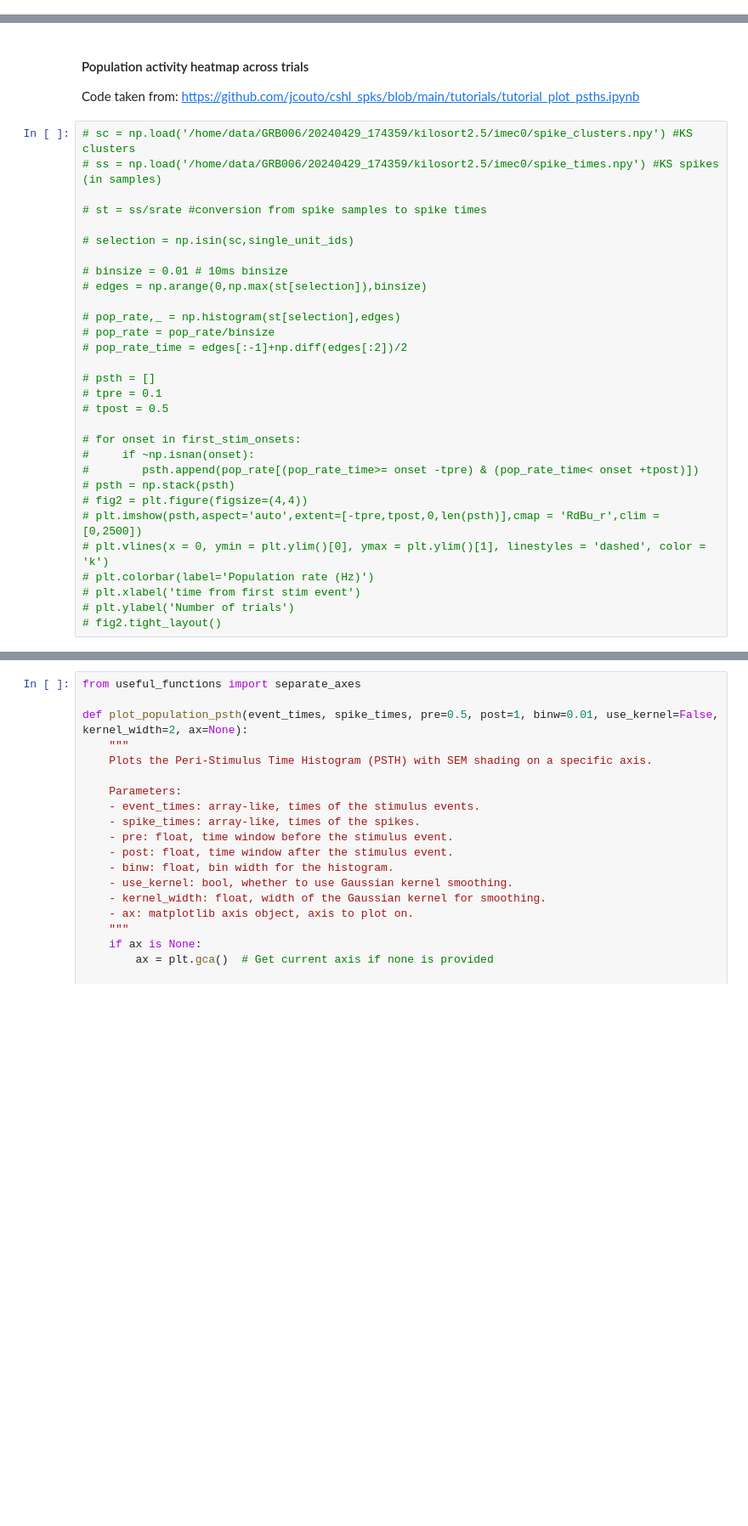
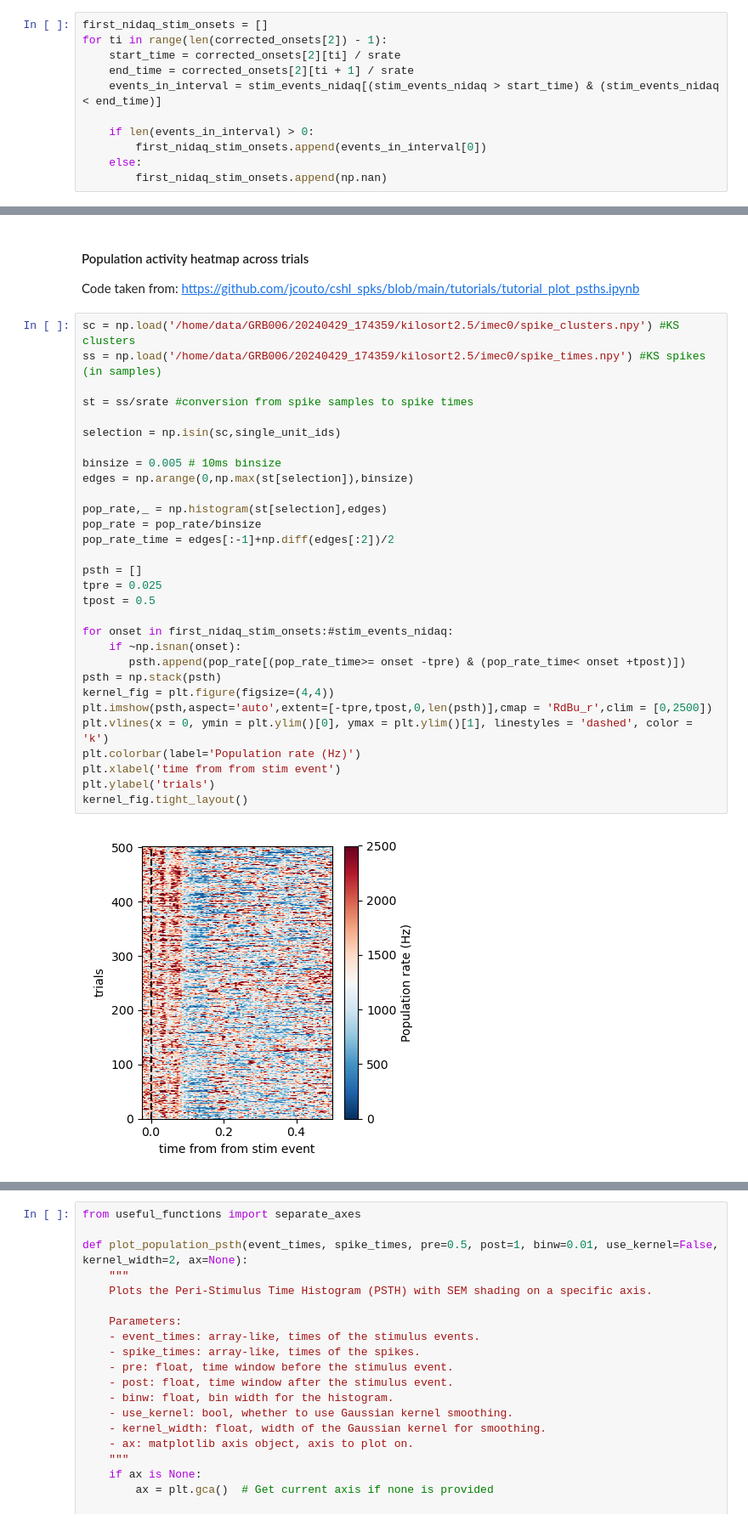
Before and after one commit to rojasgabriel/ephys, a Jupyter notebook: ephys_analysis_prototyping.ipynb, the cells around one changed output, grey strips where cells are left out. Shown at 85% size. Saved outputs shown, nothing was run; the diff lists cells and outputs as text; blank space fills up the shorter version.

Commit message:
WIP: population responses to stimulus onsets

```diff
--- a/ephys_analysis_prototyping.ipynb
+++ b/ephys_analysis_prototyping.ipynb
@@ -93,6 +112,17 @@ plt.legend(bbox_to_anchor=(1.05, 1.0), loc='upper left')
 plt.tight_layout()
 # %% [output]
 [figure]
+# %%
+first_nidaq_stim_onsets = []
+for ti in range(len(corrected_onsets[2]) - 1):
+    start_time = corrected_onsets[2][ti] / srate
+    end_time = corrected_onsets[2][ti + 1] / srate
+    events_in_interval = stim_events_nidaq[(stim_events_nidaq > start_time) & (stim_events_nidaq < end_time)]
+
+    if len(events_in_interval) > 0:
+        first_nidaq_stim_onsets.append(events_in_interval[0])
+    else:
+        first_nidaq_stim_onsets.append(np.nan)
 # %%
 # counting how many stimuli were not played for all trials in the session
 stimuli_missed = []
@@ -165,32 +195,34 @@ single_unit_ids = clu.cluster_info[mask].cluster_id.values
 #### Population activity heatmap across trials
 Code taken from: https://github.com/jcouto/cshl_spks/blob/main/tutorials/tutorial_plot_psths.ipynb
 # %%
-# sc = np.load('/home/data/GRB006/20240429_174359/kilosort2.5/imec0/spike_clusters.npy') #KS clusters
-# ss = np.load('/home/data/GRB006/20240429_174359/kilosort2.5/imec0/spike_times.npy') #KS spikes (in samples)
+sc = np.load('/home/data/GRB006/20240429_174359/kilosort2.5/imec0/spike_clusters.npy') #KS clusters
+ss = np.load('/home/data/GRB006/20240429_174359/kilosort2.5/imec0/spike_times.npy') #KS spikes (in samples)
 
-# st = ss/srate #conversion from spike samples to spike times
+st = ss/srate #conversion from spike samples to spike times
 
-# selection = np.isin(sc,single_unit_ids)
+selection = np.isin(sc,single_unit_ids)
 
-# binsize = 0.01 # 10ms binsize
-# edges = np.arange(0,np.max(st[selection]),binsize)
+binsize = 0.005 # 10ms binsize
+edges = np.arange(0,np.max(st[selection]),binsize)
 
-# pop_rate,_ = np.histogram(st[selection],edges)
-# pop_rate = pop_rate/binsize
-# pop_rate_time = edges[:-1]+np.diff(edges[:2])/2
+pop_rate,_ = np.histogram(st[selection],edges)
+pop_rate = pop_rate/binsize
+pop_rate_time = edges[:-1]+np.diff(edges[:2])/2
 
-# psth = []
-# tpre = 0.1
-# tpost = 0.5
+psth = []
+tpre = 0.025
+tpost = 0.5
 
-# for onset in first_stim_onsets:
-#     if ~np.isnan(onset):
-#        psth.append(pop_rate[(pop_rate_time>= onset -tpre) & (pop_rate_time< onset +tpost)])
-# psth = np.stack(psth)
-# fig2 = plt.figure(figsize=(4,4))
-# plt.imshow(psth,aspect='auto',extent=[-tpre,tpost,0,len(psth)],cmap = 'RdBu_r',clim = [0,2500])
-# plt.vlines(x = 0, ymin = plt.ylim()[0], ymax = plt.ylim()[1], linestyles = 'dashed', color = 'k')
-# plt.colorbar(label='Population rate (Hz)')
-# plt.xlabel('time from first stim event')
-# plt.ylabel('Number of trials')
-# fig2.tight_layout()
+for onset in first_nidaq_stim_onsets:#stim_events_nidaq:
+    if ~np.isnan(onset):
+       psth.append(pop_rate[(pop_rate_time>= onset -tpre) & (pop_rate_time< onset +tpost)])
+psth = np.stack(psth)
+kernel_fig = plt.figure(figsize=(4,4))
+plt.imshow(psth,aspect='auto',extent=[-tpre,tpost,0,len(psth)],cmap = 'RdBu_r',clim = [0,2500])
+plt.vlines(x = 0, ymin = plt.ylim()[0], ymax = plt.ylim()[1], linestyles = 'dashed', color = 'k')
+plt.colorbar(label='Population rate (Hz)')
+plt.xlabel('time from from stim event')
+plt.ylabel('trials')
+kernel_fig.tight_layout()
+# %% [output]
+[figure, added]
```
Also changed, not shown: parts of 8 cells of this notebook.
